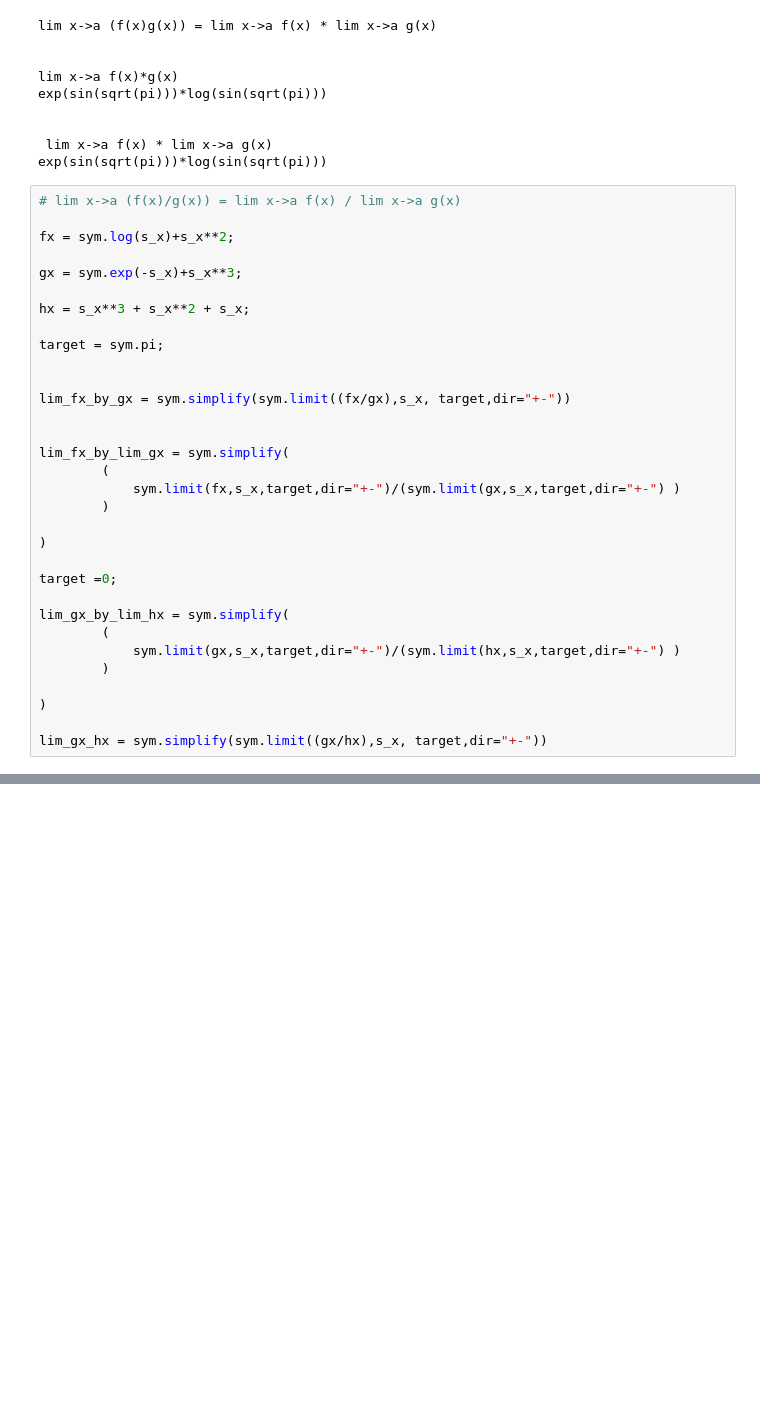
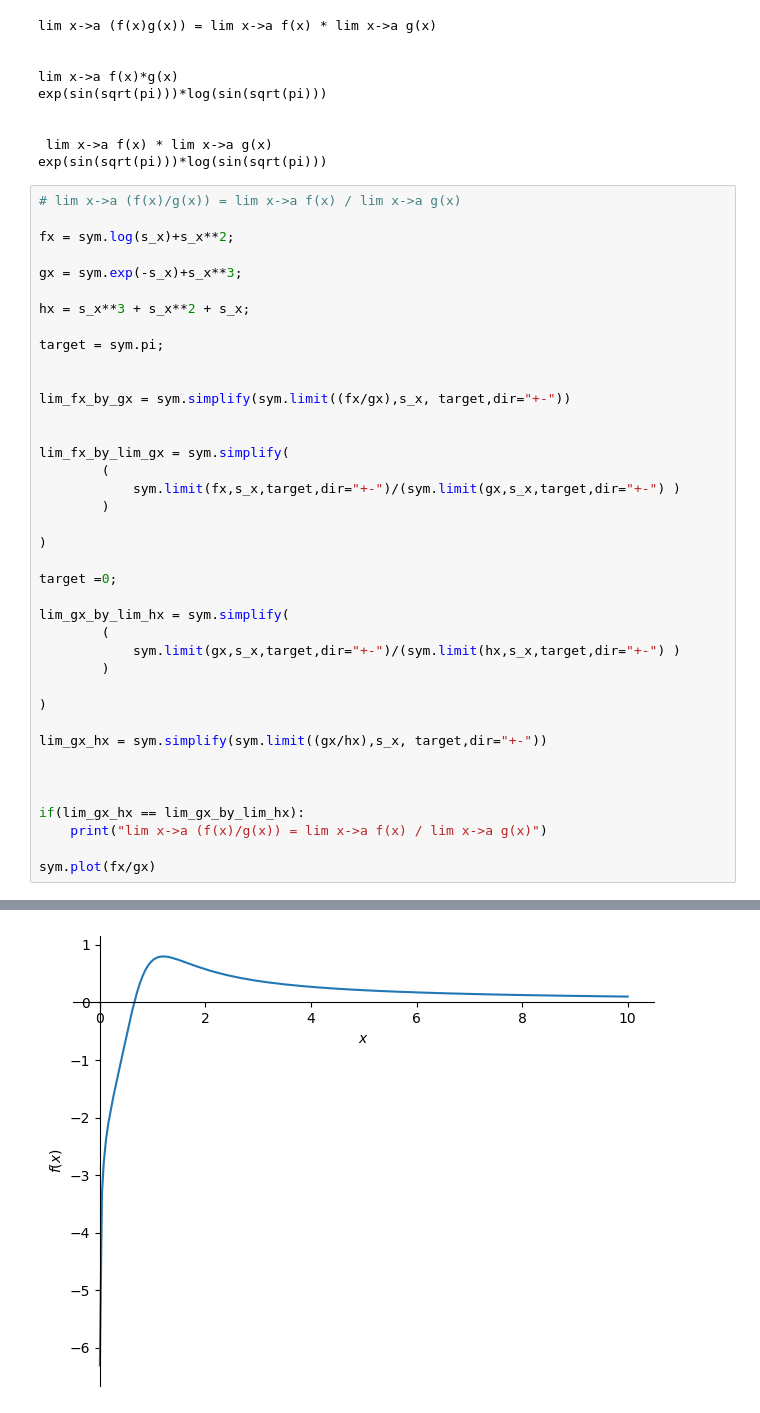
Before and after one commit to HasnainSaifi34/EngineeringMathematics, a Jupyter notebook: code chalenges Calculus1/Limits/limitProperties.ipynb, the cells around one changed output, grey strips where cells are left out. Drawn from its saved outputs; the diff is of its cells as text; blank space fills up the shorter version.

```diff
--- a/code chalenges Calculus1/Limits/limitProperties.ipynb
+++ b/code chalenges Calculus1/Limits/limitProperties.ipynb
@@ -314,3 +314,11 @@ lim_gx_by_lim_hx = sym.simplify(
 )
 
 lim_gx_hx = sym.simplify(sym.limit((gx/hx),s_x, target,dir="+-"))
+
+
+
+if(lim_gx_hx == lim_gx_by_lim_hx):
+    print("lim x->a (f(x)/g(x)) = lim x->a f(x) / lim x->a g(x)")
+
+sym.plot(fx/gx)
+# %% [output]
@@ -316,0 +326 @@ lim_gx_hx = sym.simplify(sym.limit((gx/hx),s_x, target,dir="+-"))
+[figure, added]
```
Also changed, not shown: parts of 3 cells of this notebook.
